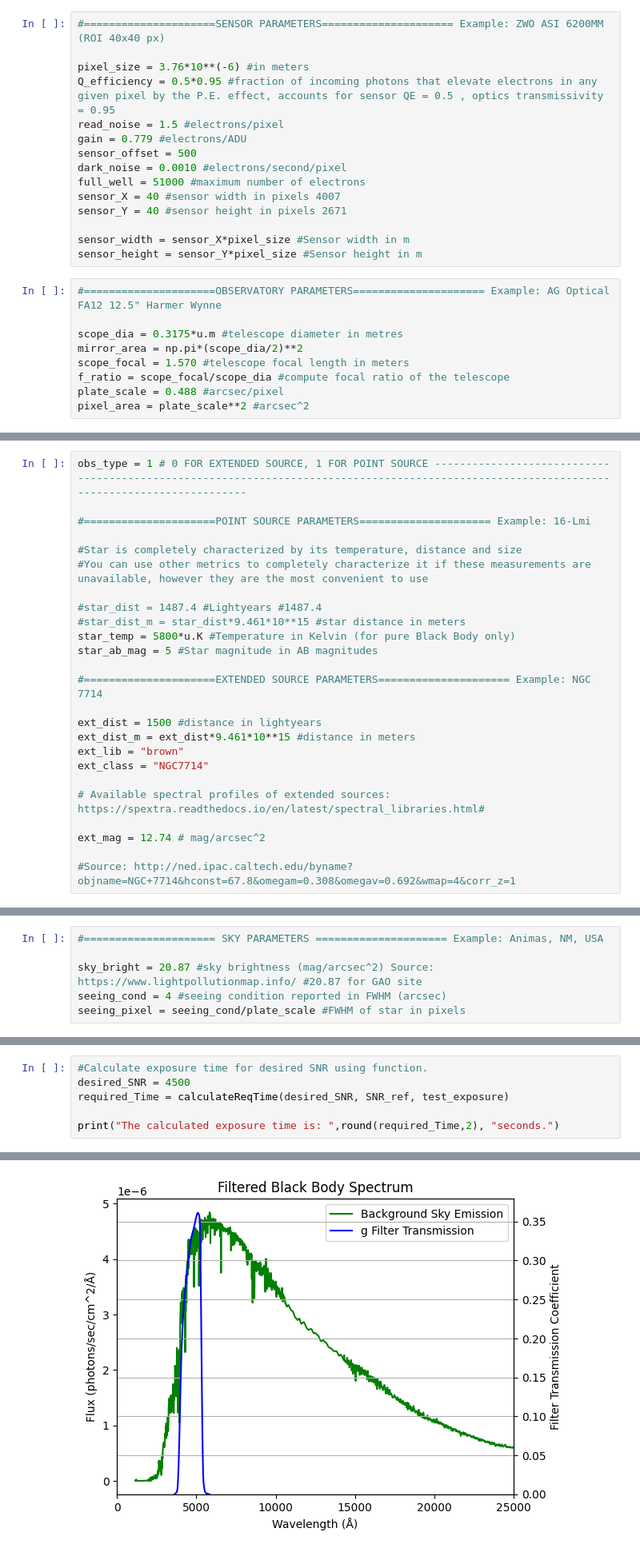
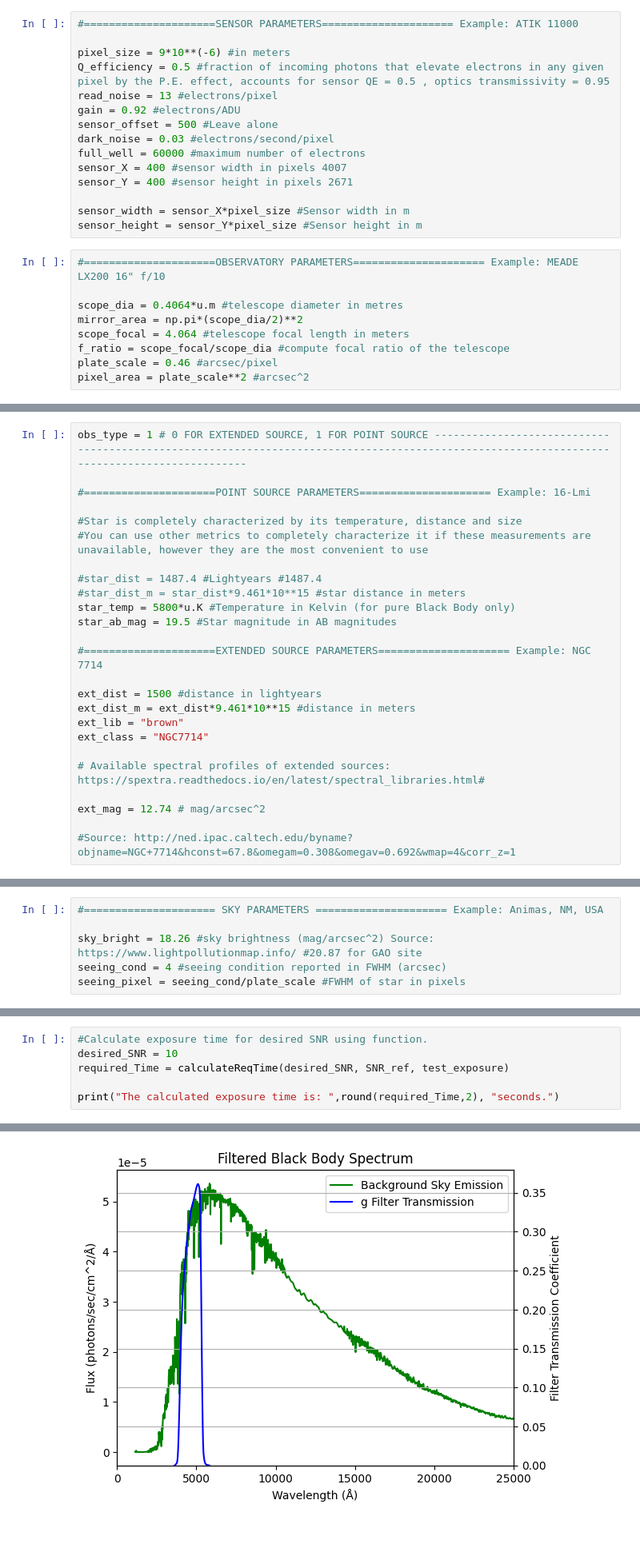
Before and after one commit to RJWier/Glenlea-ETC, a Jupyter notebook: EXPOSURE_TIME_CALCULATOR.ipynb, the cells around one changed output, grey strips where cells are left out. Shown at 80% size. Cells and saved outputs as stored; diff of their text form.

Commit message:
Update EXPOSURE_TIME_CALCULATOR.ipynb
Updated default parameters to reflect more reasonable observation with relevant observatory.

```diff
--- a/EXPOSURE_TIME_CALCULATOR.ipynb
+++ b/EXPOSURE_TIME_CALCULATOR.ipynb
@@ -13,28 +13,28 @@ from spextra import SpecLibrary
 from spextra import Passband
 import astropy.units as u
 # %%
-#=====================SENSOR PARAMETERS===================== Example: ZWO ASI 6200MM (ROI 40x40 px)
+#=====================SENSOR PARAMETERS===================== Example: ATIK 11000
 
-pixel_size = 3.76*10**(-6) #in meters
-Q_efficiency = 0.5*0.95 #fraction of incoming photons that elevate electrons in any given pixel by the P.E. effect, accounts for sensor QE = 0.5 , optics transmissivity = 0.95
-read_noise = 1.5 #electrons/pixel
-gain = 0.779 #electrons/ADU
-sensor_offset = 500
-dark_noise = 0.0010 #electrons/second/pixel
-full_well = 51000 #maximum number of electrons
-sensor_X = 40 #sensor width in pixels 4007
-sensor_Y = 40 #sensor height in pixels 2671
+pixel_size = 9*10**(-6) #in meters
+Q_efficiency = 0.5 #fraction of incoming photons that elevate electrons in any given pixel by the P.E. effect, accounts for sensor QE = 0.5 , optics transmissivity = 0.95
+read_noise = 13 #electrons/pixel
+gain = 0.92 #electrons/ADU
+sensor_offset = 500 #Leave alone
+dark_noise = 0.03 #electrons/second/pixel
+full_well = 60000 #maximum number of electrons
+sensor_X = 400 #sensor width in pixels 4007
+sensor_Y = 400 #sensor height in pixels 2671
 
 sensor_width = sensor_X*pixel_size #Sensor width in m
 sensor_height = sensor_Y*pixel_size #Sensor height in m
 # %%
-#=====================OBSERVATORY PARAMETERS===================== Example: AG Optical FA12 12.5" Harmer Wynne
+#=====================OBSERVATORY PARAMETERS===================== Example: MEADE LX200 16" f/10
 
-scope_dia = 0.3175*u.m #telescope diameter in metres
+scope_dia = 0.4064*u.m #telescope diameter in metres
 mirror_area = np.pi*(scope_dia/2)**2
-scope_focal = 1.570 #telescope focal length in meters
+scope_focal = 4.064 #telescope focal length in meters
 f_ratio = scope_focal/scope_dia #compute focal ratio of the telescope
-plate_scale = 0.488 #arcsec/pixel
+plate_scale = 0.46 #arcsec/pixel
 pixel_area = plate_scale**2 #arcsec^2
 # %%
 #=====================FILTER PARAMETERS===================== Example: SDSS 'g' filter
@@ -61,7 +61,7 @@ obs_type = 1 # 0 FOR EXTENDED SOURCE, 1 FOR POINT SOURCE -----------------------
 #star_dist = 1487.4 #Lightyears #1487.4
 #star_dist_m = star_dist*9.461*10**15 #star distance in meters
 star_temp = 5800*u.K #Temperature in Kelvin (for pure Black Body only)
-star_ab_mag = 5 #Star magnitude in AB magnitudes
+star_ab_mag = 19.5 #Star magnitude in AB magnitudes
 
 #=====================EXTENDED SOURCE PARAMETERS===================== Example: NGC 7714
 
@@ -85,7 +85,7 @@ FOV_area = FOV_width*FOV_height
 # %%
 #===================== SKY PARAMETERS ===================== Example: Animas, NM, USA
 
-sky_bright = 20.87 #sky brightness (mag/arcsec^2) Source: https://www.lightpollutionmap.info/ #20.87 for GAO site
+sky_bright = 18.26 #sky brightness (mag/arcsec^2) Source: https://www.lightpollutionmap.info/ #20.87 for GAO site
 seeing_cond = 4 #seeing condition reported in FWHM (arcsec)
 seeing_pixel = seeing_cond/plate_scale #FWHM of star in pixels
 # %%
@@ -481,7 +481,7 @@ def calculateReqTime(desiredSNR, snrRef, expRef, tolerance = 1, maxTime = 108000
         return currentTime
 # %%
 #Calculate exposure time for desired SNR using function.
-desired_SNR = 4500
+desired_SNR = 10
 required_Time = calculateReqTime(desired_SNR, SNR_ref, test_exposure)
 
 print("The calculated exposure time is: ",round(required_Time,2), "seconds.")
@@ -490 +490 @@ The sensor receives: 0.1161492726772801 counts per second per pixel due to light
-[figure, old version]
+[figure, new version]
```
Also changed, not shown: parts of 11 cells of this notebook.
